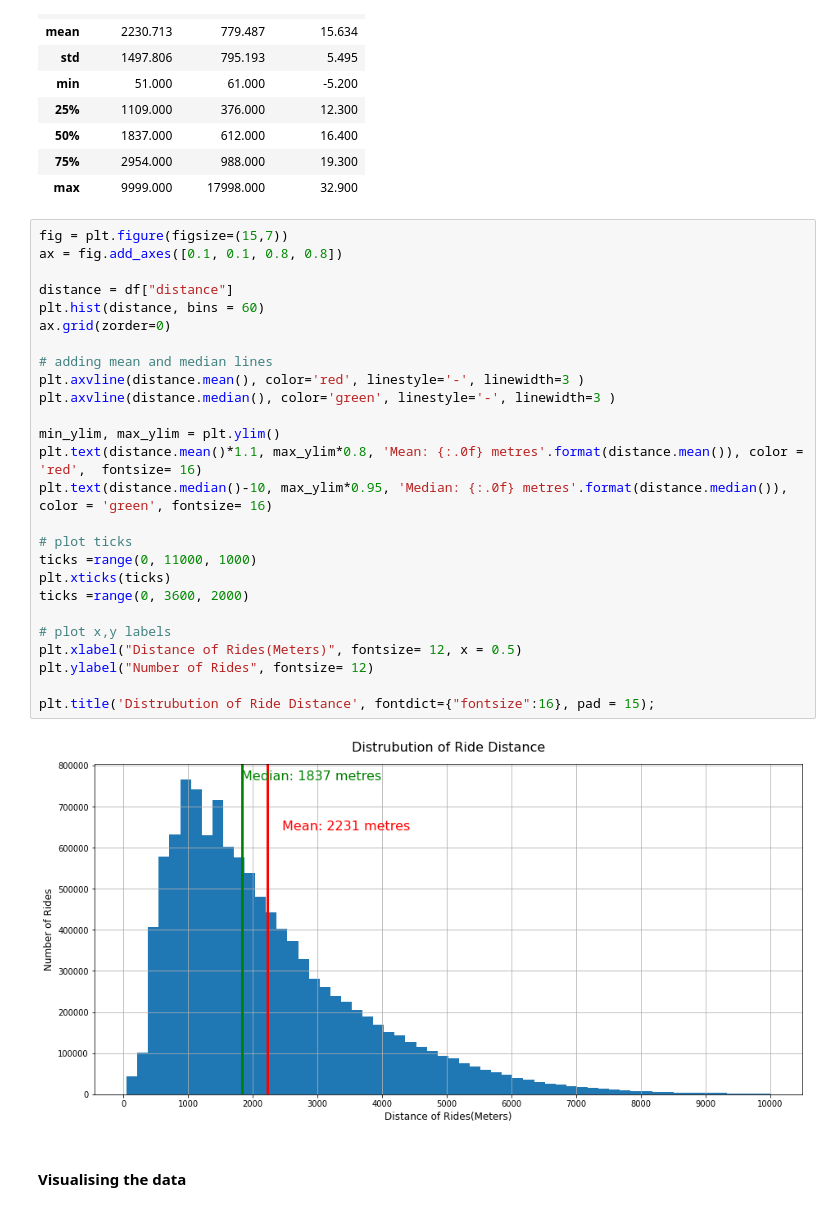
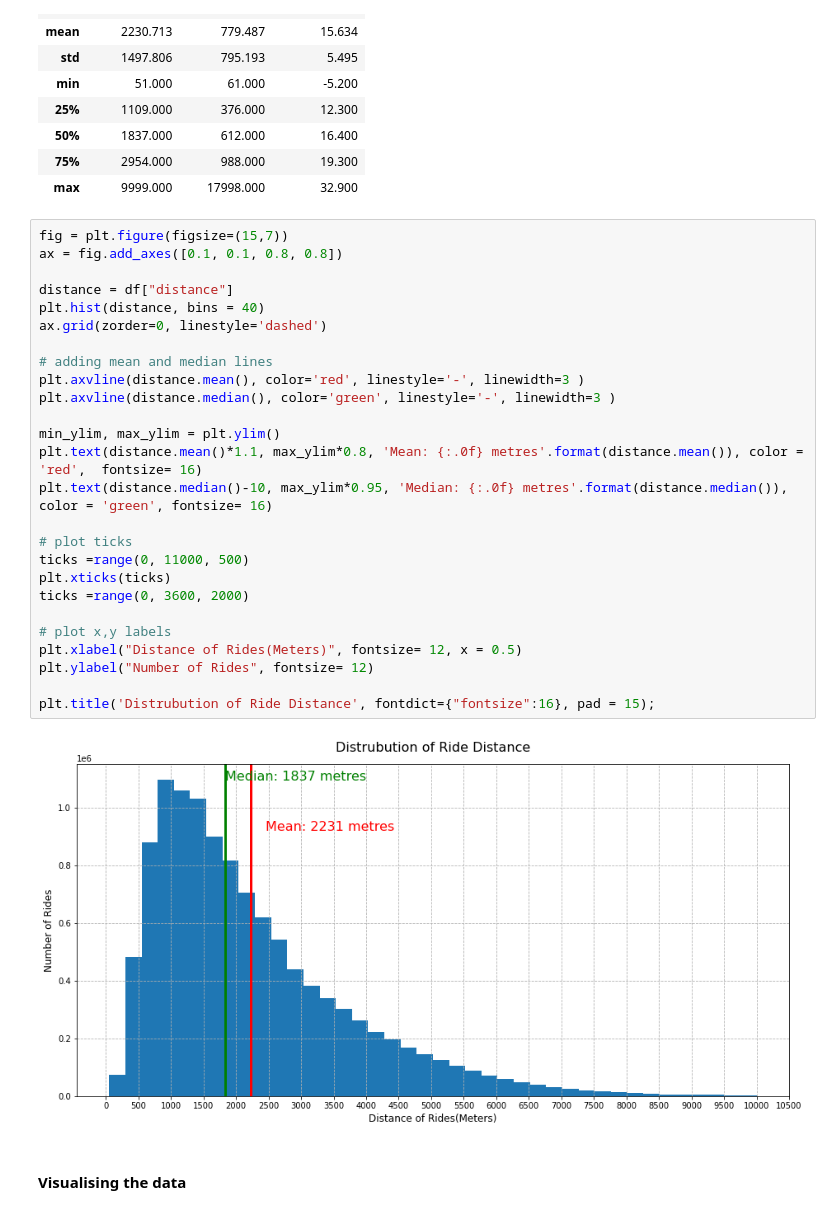
Before and after one commit to kelvinpurdom/HelsinkiCityBikes, a Jupyter notebook: notebooks/HelsinkiCityBikes.ipynb, the cells around one changed output. Drawn from its saved outputs; the diff is of its cells as text.

```diff
--- a/notebooks/HelsinkiCityBikes.ipynb
+++ b/notebooks/HelsinkiCityBikes.ipynb
@@ -119,31 +103,31 @@ df[["distance", "duration", "temperature"]].describe()
 # %%
 fig = plt.figure(figsize=(15,7))
 ax = fig.add_axes([0.1, 0.1, 0.8, 0.8])
 
 distance = df["distance"]
-plt.hist(distance, bins = 60)
-ax.grid(zorder=0)
+plt.hist(distance, bins = 40)
+ax.grid(zorder=0, linestyle='dashed')
 
 # adding mean and median lines
 plt.axvline(distance.mean(), color='red', linestyle='-', linewidth=3 )
 plt.axvline(distance.median(), color='green', linestyle='-', linewidth=3 )
 
 min_ylim, max_ylim = plt.ylim()
 plt.text(distance.mean()*1.1, max_ylim*0.8, 'Mean: {:.0f} metres'.format(distance.mean()), color = 'red',  fontsize= 16)
 plt.text(distance.median()-10, max_ylim*0.95, 'Median: {:.0f} metres'.format(distance.median()), color = 'green', fontsize= 16)
 
 # plot ticks
-ticks =range(0, 11000, 1000)
+ticks =range(0, 11000, 500)
 plt.xticks(ticks)
 ticks =range(0, 3600, 2000)
 
 # plot x,y labels
 plt.xlabel("Distance of Rides(Meters)", fontsize= 12, x = 0.5)
 plt.ylabel("Number of Rides", fontsize= 12)
 
 plt.title('Distrubution of Ride Distance', fontdict={"fontsize":16}, pad = 15);
 # %% [output]
-[figure, old version]
+[figure, new version]
 # %% [markdown]
 #### Visualising the data
 # %%
```
Also changed, not shown: parts of 3 cells of this notebook.
